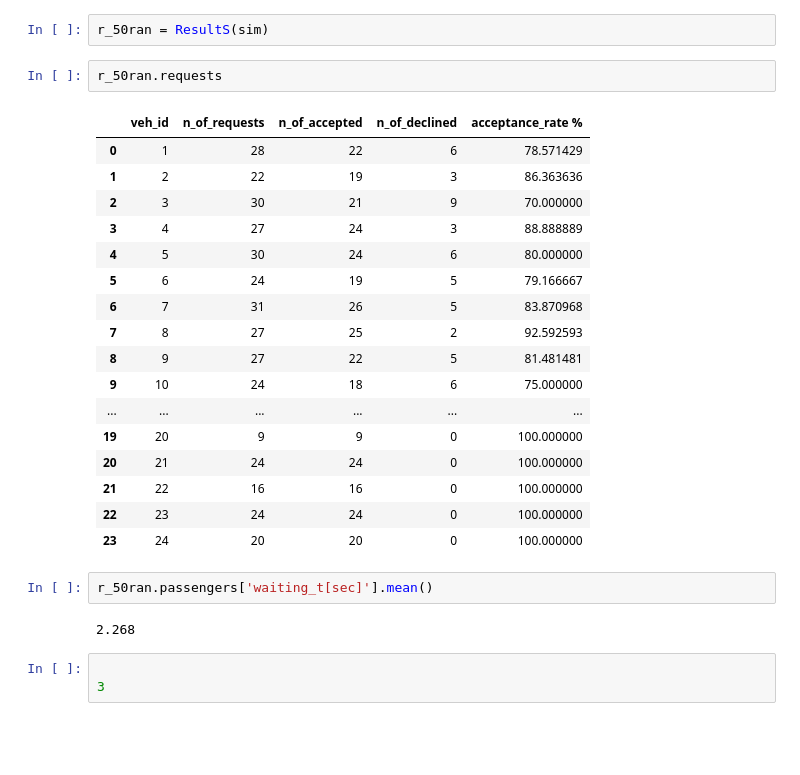
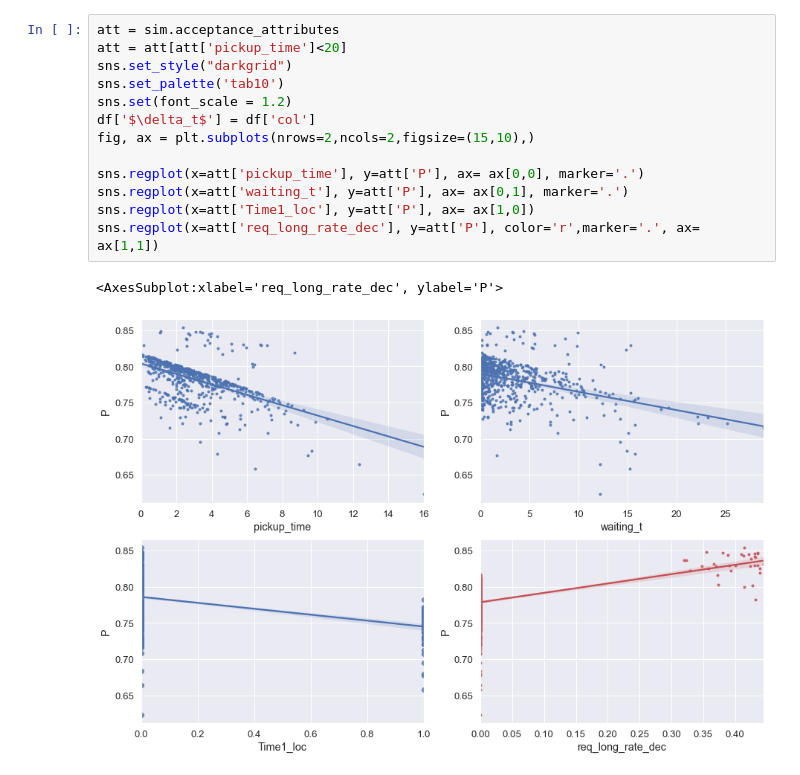
Before and after one commit to Peyman-07/Ride_acceptance, a Jupyter notebook: docs/tutorials/Untitled.ipynb, the cells around one changed output. Cells and saved outputs as stored; diff of their text form; blank space fills up the shorter version.

```diff
--- a/docs/tutorials/Untitled.ipynb
+++ b/docs/tutorials/Untitled.ipynb
@@ -44,29 +1,16 @@ sim.make_and_run(f_driver_decline=f_decline)
-# %%
-r_50ran = ResultS(sim)
-# %%
-r_50ran.requests
-# %% [output]
-|  | veh_id | n_of_requests | n_of_accepted | n_of_declined | acceptance_rate % |
-| 0 | 1 | 28 | 22 | 6 | 78.571429 |
-| 1 | 2 | 22 | 19 | 3 | 86.363636 |
-| 2 | 3 | 30 | 21 | 9 | 70.000000 |
-| 3 | 4 | 27 | 24 | 3 | 88.888889 |
-| 4 | 5 | 30 | 24 | 6 | 80.000000 |
-| 5 | 6 | 24 | 19 | 5 | 79.166667 |
-| 6 | 7 | 31 | 26 | 5 | 83.870968 |
-| 7 | 8 | 27 | 25 | 2 | 92.592593 |
-| 8 | 9 | 27 | 22 | 5 | 81.481481 |
-| 9 | 10 | 24 | 18 | 6 | 75.000000 |
-| ... | ... | ... | ... | ... | ... |
-| 19 | 20 | 9 | 9 | 0 | 100.000000 |
-| 20 | 21 | 24 | 24 | 0 | 100.000000 |
-| 21 | 22 | 16 | 16 | 0 | 100.000000 |
-| 22 | 23 | 24 | 24 | 0 | 100.000000 |
-| 23 | 24 | 20 | 20 | 0 | 100.000000 |
-# %%
-r_50ran.passengers['waiting_t[sec]'].mean()
-# %% [output]
-2.268
-# %%
-
-3
+# %%
+att = sim.acceptance_attributes
+att = att[att['pickup_time']<20]
+sns.set_style("darkgrid")
+sns.set_palette('tab10')
+sns.set(font_scale = 1.2)
+df['$\delta_t$'] = df['col']
+fig, ax = plt.subplots(nrows=2,ncols=2,figsize=(15,10),)
+
+sns.regplot(x=att['pickup_time'], y=att['P'], ax= ax[0,0], marker='.')
+sns.regplot(x=att['waiting_t'], y=att['P'], ax= ax[0,1], marker='.')
+sns.regplot(x=att['Time1_loc'], y=att['P'], ax= ax[1,0])
+sns.regplot(x=att['req_long_rate_dec'], y=att['P'], color='r',marker='.', ax= ax[1,1])
+# %% [output]
+<AxesSubplot:xlabel='req_long_rate_dec', ylabel='P'>
+[figure, added]
```
Also changed, not shown: parts of 6 cells of this notebook, 11 other files.
